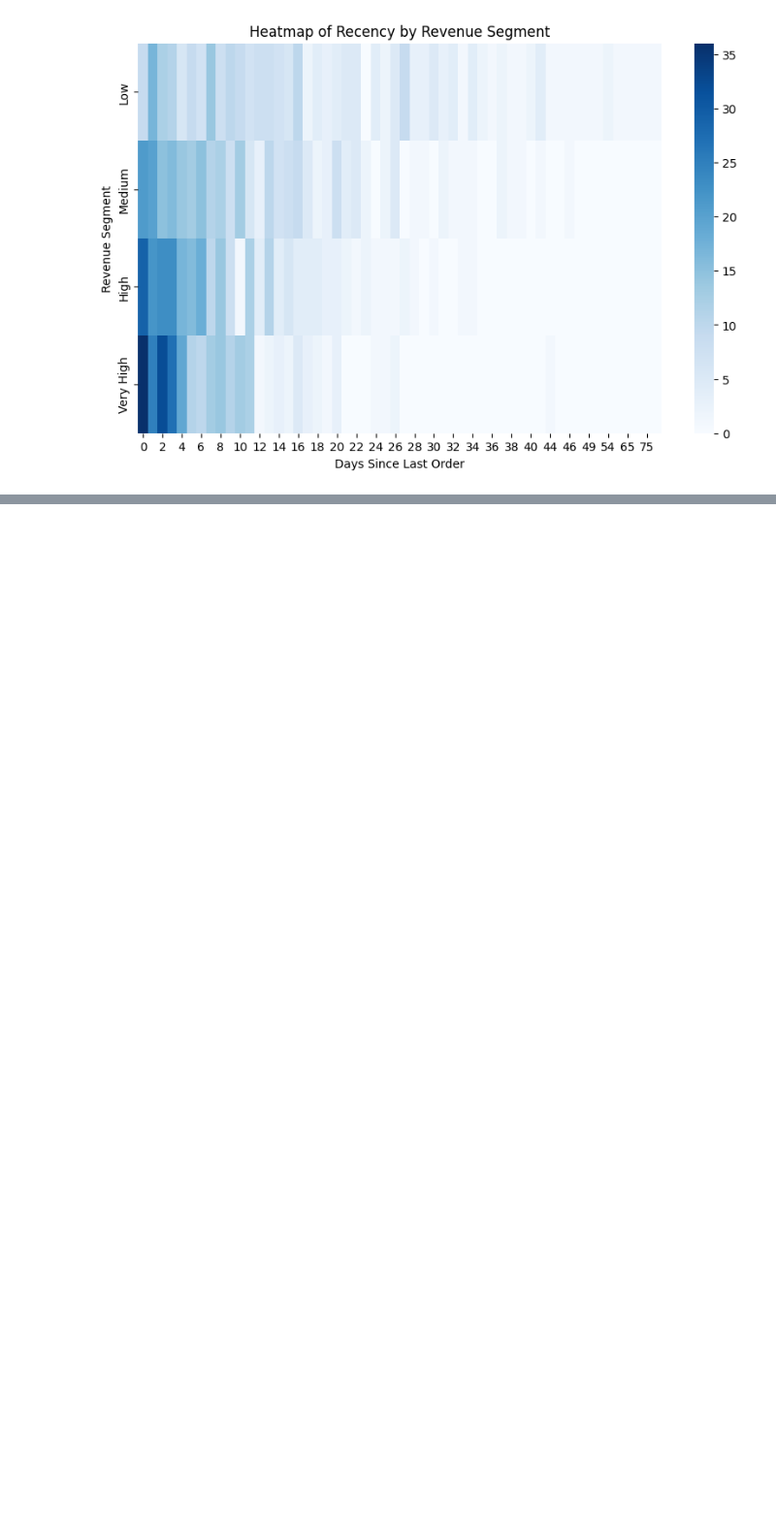
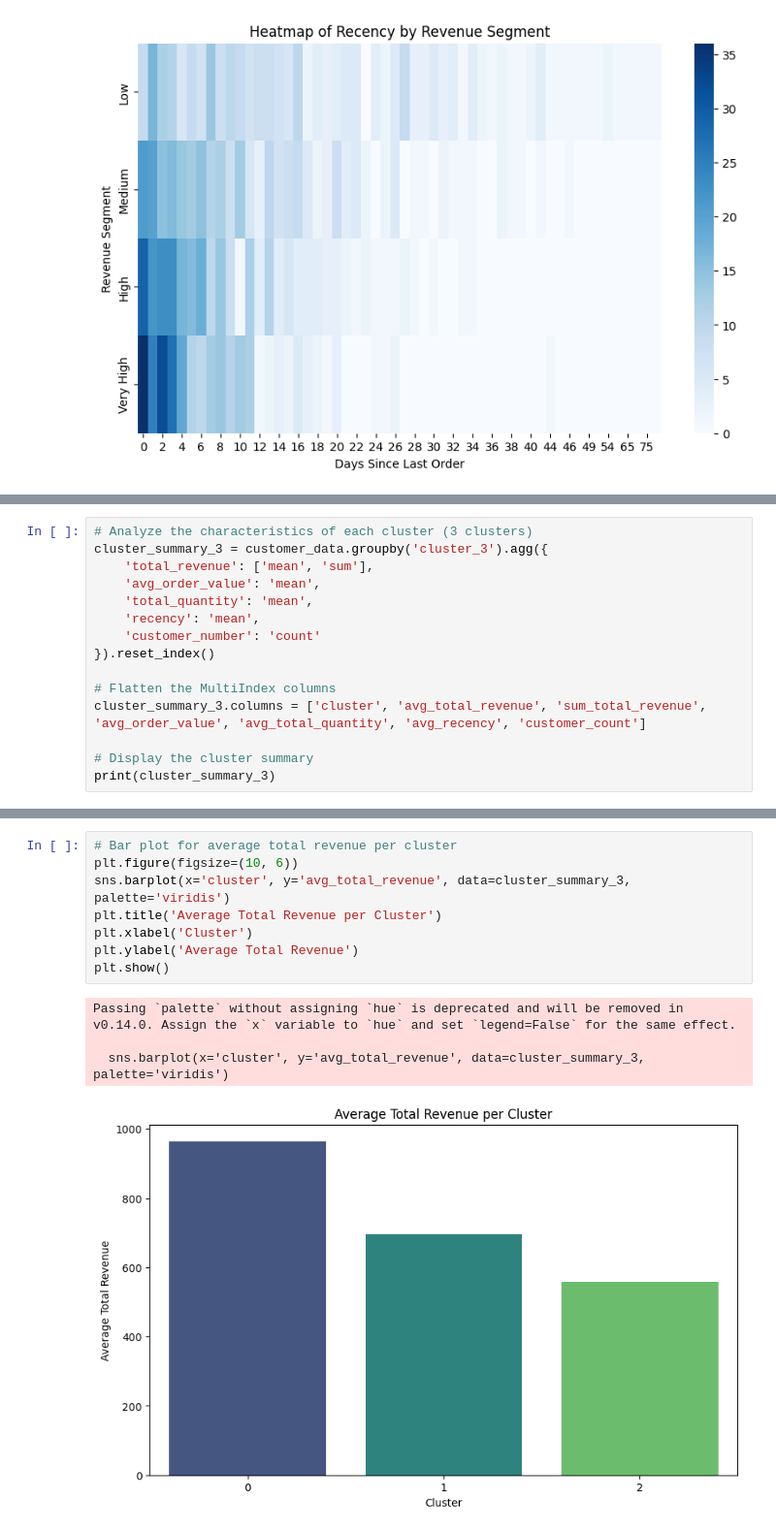
Before and after one commit to naveen-malla/Customer-Segmentation-and-SKU-Forecasting, a Jupyter notebook: customer_segmentation.ipynb, the cells around one changed output, grey strips where cells are left out. Shown at 97% size. Saved outputs shown, nothing was run; the diff lists cells and outputs as text; blank space fills up the shorter version.

```diff
--- a/customer_segmentation.ipynb
+++ b/customer_segmentation.ipynb
@@ -322,0 +398,15 @@ print(customer_data.head())
+# %%
+# Analyze the characteristics of each cluster (3 clusters)
+cluster_summary_3 = customer_data.groupby('cluster_3').agg({
+    'total_revenue': ['mean', 'sum'],
+    'avg_order_value': 'mean',
+    'total_quantity': 'mean',
+    'recency': 'mean',
+    'customer_number': 'count'
+}).reset_index()
+
+# Flatten the MultiIndex columns
+cluster_summary_3.columns = ['cluster', 'avg_total_revenue', 'sum_total_revenue', 'avg_order_value', 'avg_total_quantity', 'avg_recency', 'customer_count']
+
+# Display the cluster summary
+print(cluster_summary_3)
@@ -322,0 +437,13 @@ print(customer_data.head())
+# %%
+# Bar plot for average total revenue per cluster
+plt.figure(figsize=(10, 6))
+sns.barplot(x='cluster', y='avg_total_revenue', data=cluster_summary_3, palette='viridis')
+plt.title('Average Total Revenue per Cluster')
+plt.xlabel('Cluster')
+plt.ylabel('Average Total Revenue')
+plt.show()
+# %% [output]
+Passing `palette` without assigning `hue` is deprecated and will be removed in v0.14.0. Assign the `x` variable to `hue` and set `legend=False` for the same effect.
+
+  sns.barplot(x='cluster', y='avg_total_revenue', data=cluster_summary_3, palette='viridis')
+[figure, added]
```
Also changed, not shown: parts of 15 cells of this notebook.
